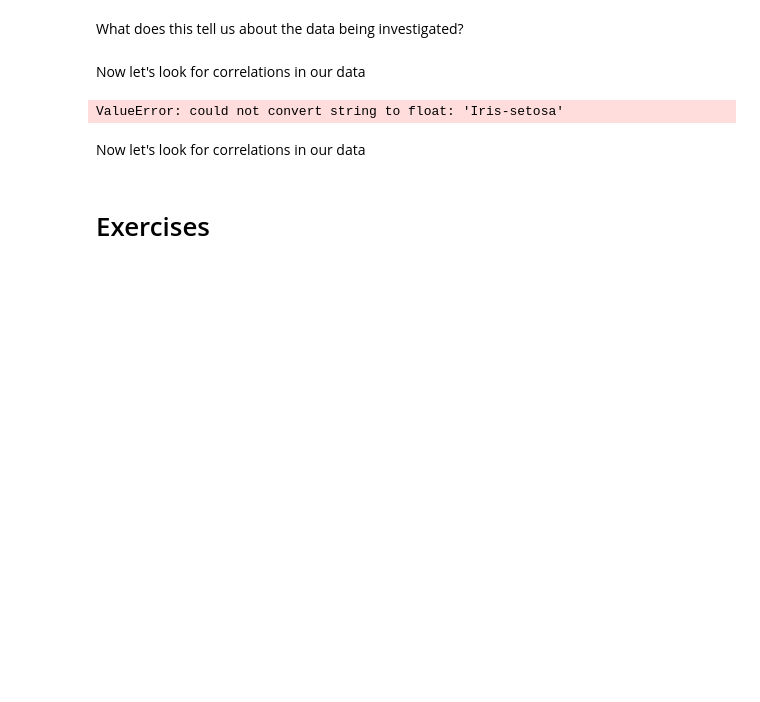
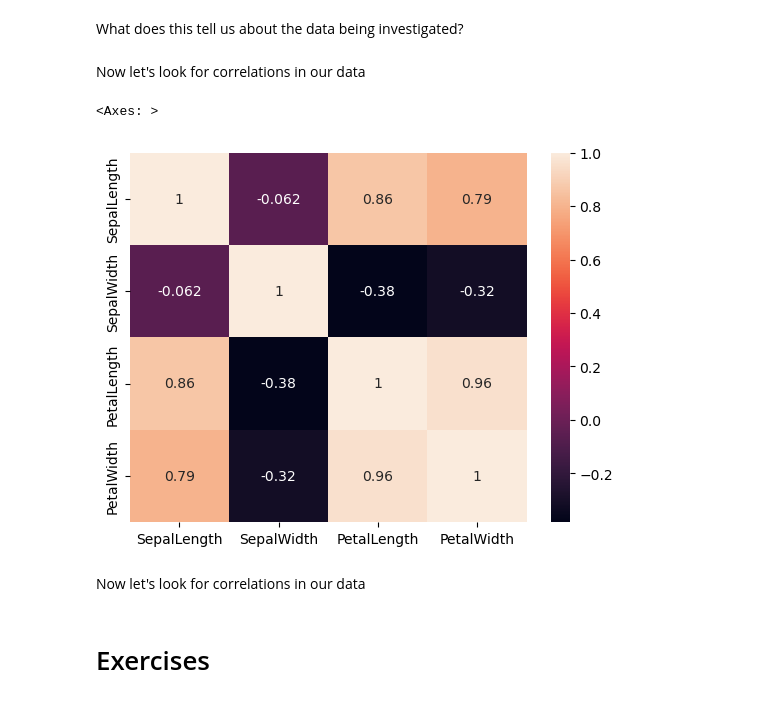
Before and after one commit to LewGoesB00M/CMP6202, a Jupyter notebook: Labs/Lab 4/Lab_4.ipynb, the cells around one changed output. Cells and saved outputs as stored; diff of their text form; code cells hidden in the pictures; blank space fills up the shorter version.

```diff
--- a/Labs/Lab 4/Lab_4.ipynb
+++ b/Labs/Lab 4/Lab_4.ipynb
@@ -709,10 +718,14 @@ sns.pairplot(df_iris_train,hue="Species")
 What does this tell us about the data being investigated?
 # %% [markdown]
 Now let's look for correlations in our data
-# %%
-sns.heatmap(df_iris_train.corr(), annot=True)
-# %% [output]
-ValueError: could not convert string to float: 'Iris-setosa'
+# %%
+# As before, we need to remove the species column.
+irisNoSpecies = df_iris_train.drop(columns = "Species")
+
+sns.heatmap(irisNoSpecies.corr(), annot=True)
+# %% [output]
+<Axes: >
+[figure, added]
 # %% [markdown]
 Now let's look for correlations in our data
 # %% [markdown]
```
Also changed, not shown: parts of 12 cells of this notebook, 7 other files.
